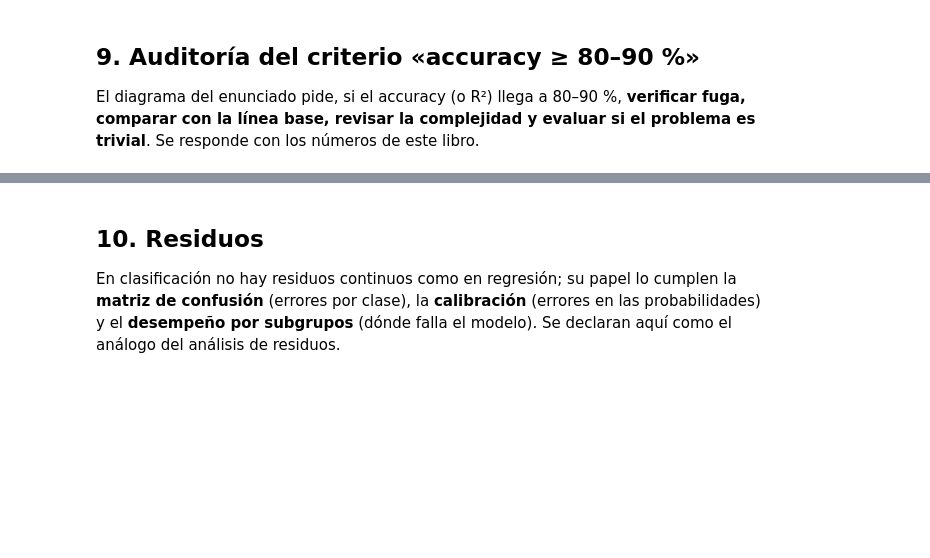
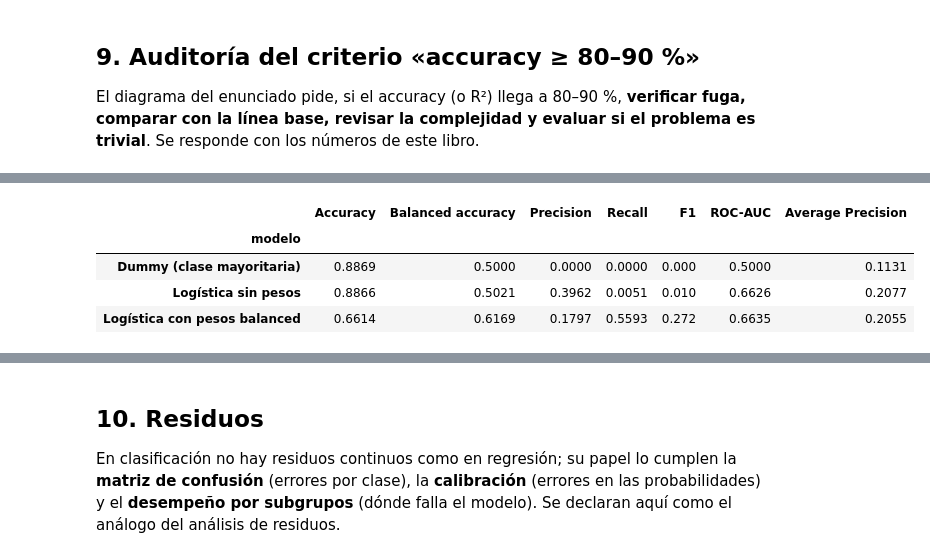
Before and after one commit to juandpolo22/Primer_entregable_ML, a Jupyter notebook: _sources/notebooks/09_modelo_base.ipynb, the cells around one changed output, grey strips where cells are left out. Drawn from its saved outputs; the diff is of its cells as text; code cells hidden in the pictures; blank space fills up the shorter version.

```diff
--- a/_sources/notebooks/09_modelo_base.ipynb
+++ b/_sources/notebooks/09_modelo_base.ipynb
@@ -353,0 +697,79 @@ md_out("**Lectura de la auditoría:**\n\n"
+# %%
+# =====================================================================================================
+# Tratamiento del desbalance: regresión logística con pesos de clase («balanced»).
+# Es el mismo modelo, el mismo Pipeline y los mismos pliegues; solo cambia el peso de cada clase en la pérdida.
+# La decisión se toma con validación cruzada del ENTRENAMIENTO; la prueba se usa una sola vez, al final.
+# =====================================================================================================
+from sklearn.calibration import calibration_curve
+from sklearn.dummy import DummyClassifier
+from sklearn.metrics import balanced_accuracy_score, brier_score_loss, make_scorer, precision_score
+from sklearn.model_selection import cross_validate
+
+scoring_w = {"accuracy": "accuracy", "balanced_accuracy": "balanced_accuracy", "precision": make_scorer(precision_score, zero_division=0),
+             "recall": "recall", "f1": "f1", "roc_auc": "roc_auc", "average_precision": "average_precision"}
+
+
+def modelo_con_pesos():
+    return make_model_pipeline(num_lin, num_log, cat, class_weight="balanced")
+
+
+# 1) Validación cruzada en entrenamiento (umbral 0,5): Dummy, logística sin pesos y logística con pesos
+candidatos = {"Dummy (clase mayoritaria)": DummyClassifier(strategy="most_frequent"),
+              "Logística sin pesos": nuevo_modelo(),
+              "Logística con pesos balanced": modelo_con_pesos()}
+filas = []
+for nombre, m in candidatos.items():
+    r = cross_validate(m, Xtr, ytr, cv=folds, scoring=scoring_w, n_jobs=2, error_score="raise")
+    filas.append({"modelo": nombre, **{k: r[f"test_{k}"].mean() for k in scoring_w}})
+cv_pesos = pd.DataFrame(filas).set_index("modelo")
+cv_pesos.columns = ["Accuracy", "Balanced accuracy", "Precision", "Recall", "F1", "ROC-AUC", "Average Precision"]
+cv_pesos.to_csv(TABLES / "cv_modelo_con_pesos.csv")
+display(cv_pesos.round(4))
+
+# 2) Ajuste final y evaluación única en la prueba (umbral 0,5)
+dummy_w = DummyClassifier(strategy="most_frequent").fit(Xtr, ytr)
+lr_w = modelo_con_pesos().fit(Xtr, ytr)
+p_w = lr_w.predict_proba(Xte)[:, 1]
+pred_w = (p_w >= 0.5).astype(int)
+pred_dummy_w = dummy_w.predict(Xte)
+
+
+def fila_prueba(pred, p):
+    f = classification_metrics(yte, pred, p)
+    f["Balanced accuracy"] = balanced_accuracy_score(yte, pred)
+    f["Brier"] = brier_score_loss(yte, p)
+    f["Predicciones positivas"] = int(np.sum(pred))
+    return f
+
+
+prueba_pesos = pd.DataFrame({"Dummy (clase mayoritaria)": fila_prueba(pred_dummy_w, dummy_w.predict_proba(Xte)[:, 1]),
+                             "Logística sin pesos": fila_prueba(pred_lr, p_lr),
+                             "Logística con pesos balanced": fila_prueba(pred_w, p_w)}).T
+prueba_pesos.to_csv(TABLES / "prueba_modelo_con_pesos.csv")
+display(prueba_pesos.round(4))
+
+# 3) Calibración: los pesos desplazan las probabilidades, así que se mide
+f_sin, m_sin = calibration_curve(yte, p_lr, n_bins=10, strategy="quantile")
+f_con, m_con = calibration_curve(yte, p_w, n_bins=10, strategy="quantile")
+desv_sin, desv_con = float(np.mean(np.abs(f_sin - m_sin))), float(np.mean(np.abs(f_con - m_con)))
+
+a, b, c = cv_pesos.loc["Dummy (clase mayoritaria)"], cv_pesos.loc["Logística sin pesos"], cv_pesos.loc["Logística con pesos balanced"]
+t_sin, t_con = prueba_pesos.loc["Logística sin pesos"], prueba_pesos.loc["Logística con pesos balanced"]
+md_out(
+    "### Efecto de los pesos de clase\n\n"
+    f"- **Accuracy:** con pesos baja de {es(b['Accuracy'], 3)} a {es(c['Accuracy'], 3)} en validación cruzada ({es(t_sin['Accuracy'], 3)} → {es(t_con['Accuracy'], 3)} en la prueba). "
+    f"No es un empeoramiento del modelo: sin pesos casi nunca predecía la clase minoritaria ({int(t_sin['Predicciones positivas'])} positivos en la prueba) y ahora sí ({int(t_con['Predicciones positivas'])}). "
+    f"El Dummy conserva {es(a['Accuracy'], 3)}.\n"
+    f"- **Detección de reingresos:** el recall sube de {es(b['Recall'], 3)} a {es(c['Recall'], 3)} (prueba: {es(t_sin['Recall'], 3)} → {es(t_con['Recall'], 3)}); "
+    f"la precisión baja de {es(b['Precision'], 3)} a {es(c['Precision'], 3)}, con más falsas alarmas. El F1 pasa de {es(b['F1'], 3)} a {es(c['F1'], 3)}.\n"
+    f"- **Balanced accuracy:** {es(b['Balanced accuracy'], 3)} → {es(c['Balanced accuracy'], 3)} (0,5 = azar).\n"
+    f"- **Capacidad de ordenar:** el AUC casi no cambia ({es(b['ROC-AUC'], 3)} → {es(c['ROC-AUC'], 3)}) ni el Average Precision ({es(b['Average Precision'], 3)} → {es(c['Average Precision'], 3)}): "
+    "los pesos mueven el punto de operación, no hacen al modelo más informativo.\n"
+    f"- **Calibración:** las probabilidades dejan de ser probabilidades reales (desviación media {es(100 * desv_sin, 1)} → {es(100 * desv_con, 1)} puntos porcentuales; "
+    f"Brier {es(t_sin['Brier'], 4)} → {es(t_con['Brier'], 4)}). Si se quieren probabilidades, hay que usar el modelo sin pesos o recalibrar.")
+# %% [output]
+|  | Accuracy | Balanced accuracy | Precision | Recall | F1 | ROC-AUC | Average Precision |
+| modelo |  |  |  |  |  |  |  |
+| Dummy (clase mayoritaria) | 0.8869 | 0.5000 | 0.0000 | 0.0000 | 0.000 | 0.5000 | 0.1131 |
+| Logística sin pesos | 0.8866 | 0.5021 | 0.3962 | 0.0051 | 0.010 | 0.6626 | 0.2077 |
+| Logística con pesos balanced | 0.6614 | 0.6169 | 0.1797 | 0.5593 | 0.272 | 0.6635 | 0.2055 |
```
Also changed, not shown: parts of 15 cells of this notebook, 11 other files.
